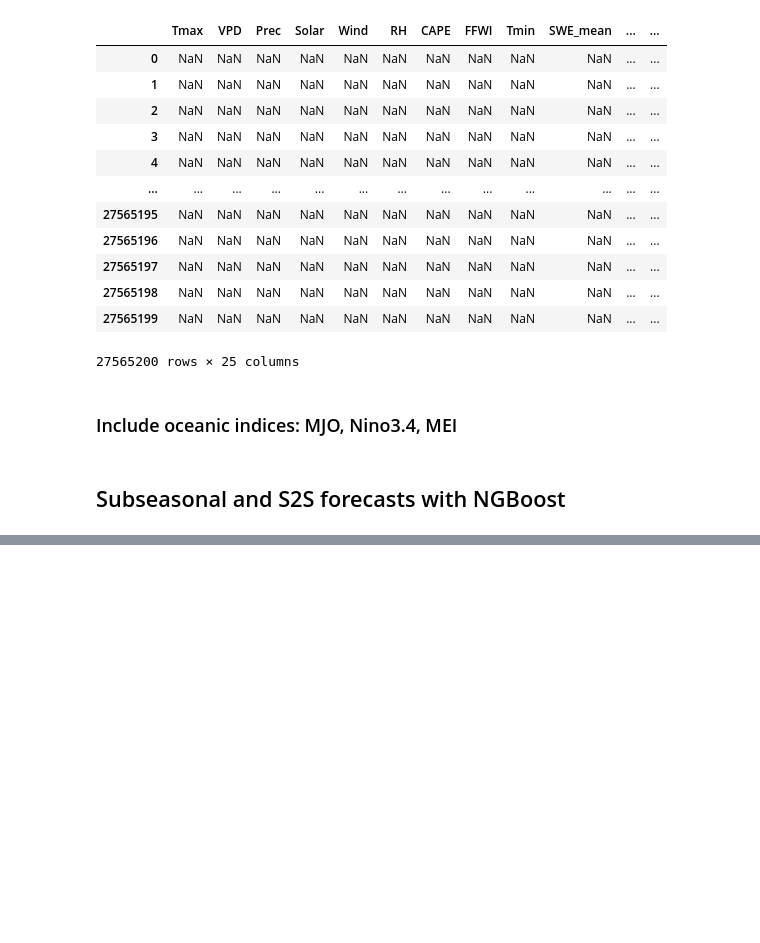
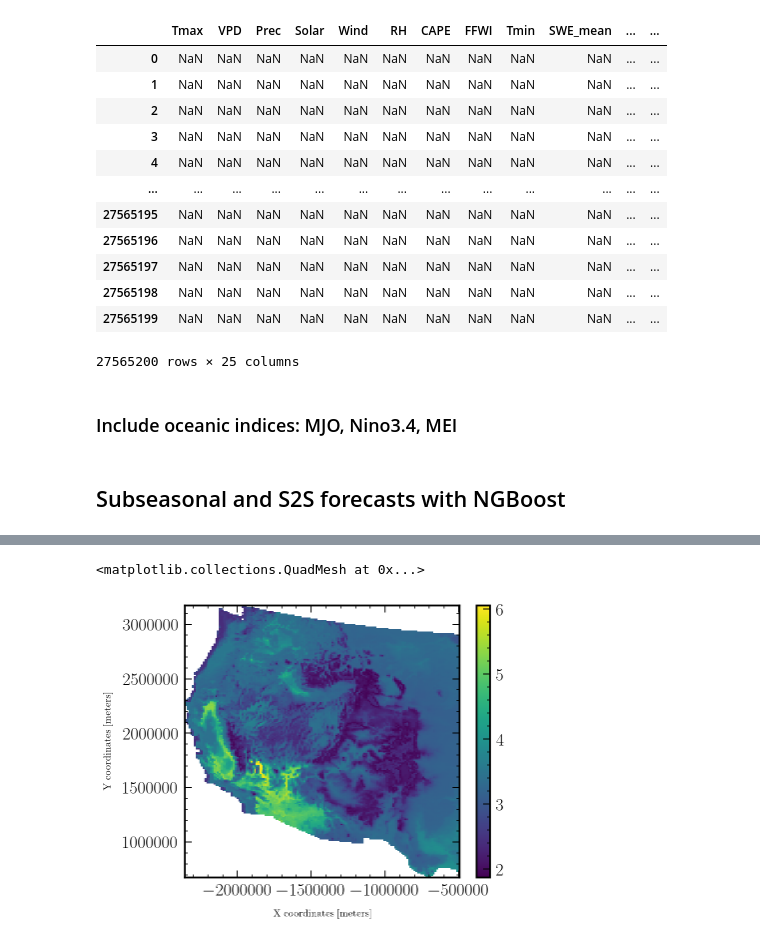
Before and after one commit to jtbuch/SEASFire, a Jupyter notebook: scripts/seas_climate_pred.ipynb, the cells around one changed output, grey strips where cells are left out. Drawn from its saved outputs; the diff is of its cells as text; code cells hidden in the pictures; blank space fills up the shorter version.

```diff
--- a/scripts/seas_climate_pred.ipynb
+++ b/scripts/seas_climate_pred.ipynb
@@ -212,0 +310,5 @@ key_arr= random.sample(grid_list, 3)
+# %%
+np.mean(Y_dist_scale_xr[-3:, :, :], axis= 0).plot()
+# %% [output]
+<matplotlib.collections.QuadMesh at 0x...>
+[figure, added]
```
Also changed, not shown: parts of 25 cells of this notebook, 1 other file.
